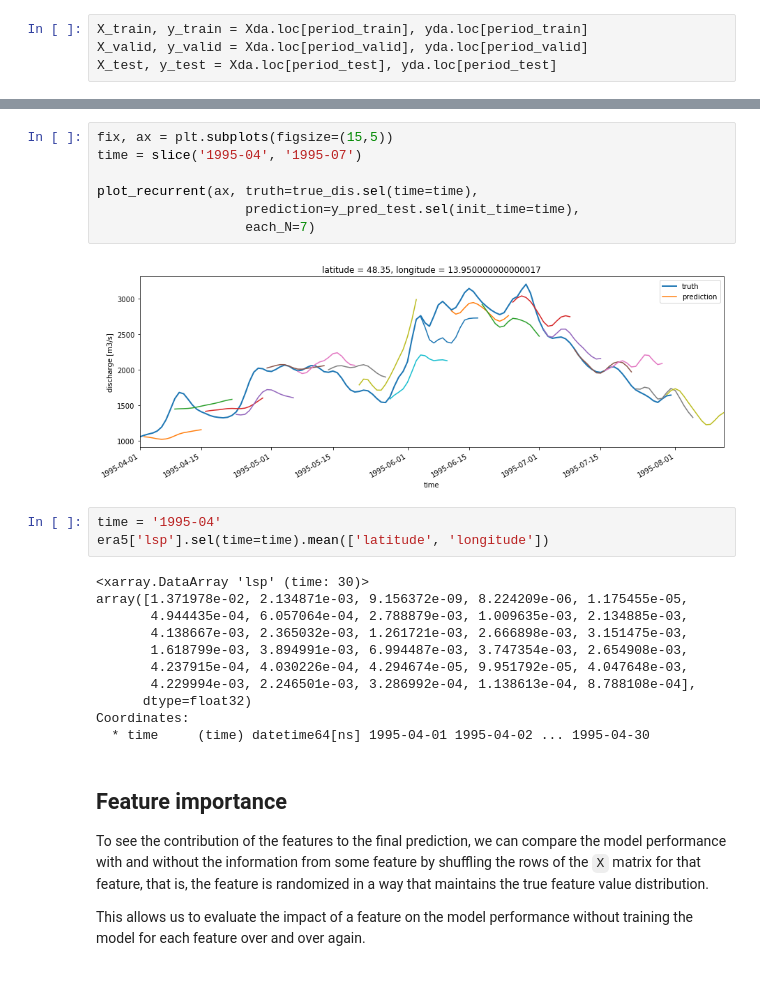
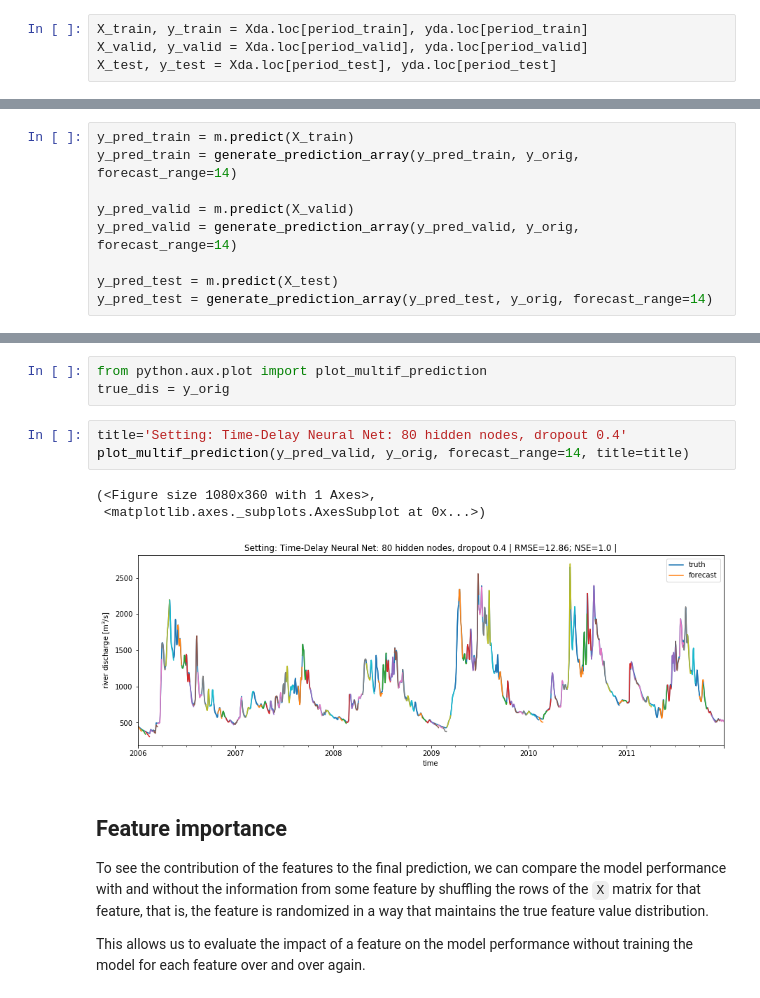
Before and after one commit to ECMWFCode4Earth/ml_flood, a Jupyter notebook: notebooks/3_model_tests/3.05_Time-delay_neural-net.ipynb, the cells around one changed output, grey strips where cells are left out. Cells and saved outputs as stored; diff of their text form.

```diff
--- a/notebooks/3_model_tests/3.05_Time-delay_neural-net.ipynb
+++ b/notebooks/3_model_tests/3.05_Time-delay_neural-net.ipynb
@@ -641,0 +292,9 @@ add_time_to_sequence_output()
+# %%
+y_pred_train = m.predict(X_train)
+y_pred_train = generate_prediction_array(y_pred_train, y_orig, forecast_range=14)
+
+y_pred_valid = m.predict(X_valid)
+y_pred_valid = generate_prediction_array(y_pred_valid, y_orig, forecast_range=14)
+
+y_pred_test = m.predict(X_test)
+y_pred_test = generate_prediction_array(y_pred_test, y_orig, forecast_range=14)
@@ -677,26 +341,13 @@ plot_recurrent(ax, truth=true_dis.sel(time=time),
-# %%
-fix, ax = plt.subplots(figsize=(15,5))
-time = slice('1995-04', '1995-07')
-
-plot_recurrent(ax, truth=true_dis.sel(time=time),
-                   prediction=y_pred_test.sel(init_time=time),
-                   each_N=7)
-# %% [output]
-[figure, removed]
-# %%
-time = '1995-04'
-era5['lsp'].sel(time=time).mean(['latitude', 'longitude'])
-# %% [output]
-<xarray.DataArray 'lsp' (time: 30)>
-array([1.371978e-02, 2.134871e-03, 9.156372e-09, 8.224209e-06, 1.175455e-05,
-       4.944435e-04, 6.057064e-04, 2.788879e-03, 1.009635e-03, 2.134885e-03,
-       4.138667e-03, 2.365032e-03, 1.261721e-03, 2.666898e-03, 3.151475e-03,
-       1.618799e-03, 3.894991e-03, 6.994487e-03, 3.747354e-03, 2.654908e-03,
-       4.237915e-04, 4.030226e-04, 4.294674e-05, 9.951792e-05, 4.047648e-03,
-       4.229994e-03, 2.246501e-03, 3.286992e-04, 1.138613e-04, 8.788108e-04],
-      dtype=float32)
-Coordinates:
-  * time     (time) datetime64[ns] 1995-04-01 1995-04-02 ... 1995-04-30
+# %%
+from python.aux.plot import plot_multif_prediction
+true_dis = y_orig
+# %%
+title='Setting: Time-Delay Neural Net: 80 hidden nodes, dropout 0.4'
+plot_multif_prediction(y_pred_valid, y_orig, forecast_range=14, title=title)
+# %% [output]
+(<Figure size 1080x360 with 1 Axes>,
+ <matplotlib.axes._subplots.AxesSubplot at 0x...>)
+[figure, added]
 # %% [markdown]
 ## Feature importance
 
```
Also changed, not shown: parts of 80 cells of this notebook.
